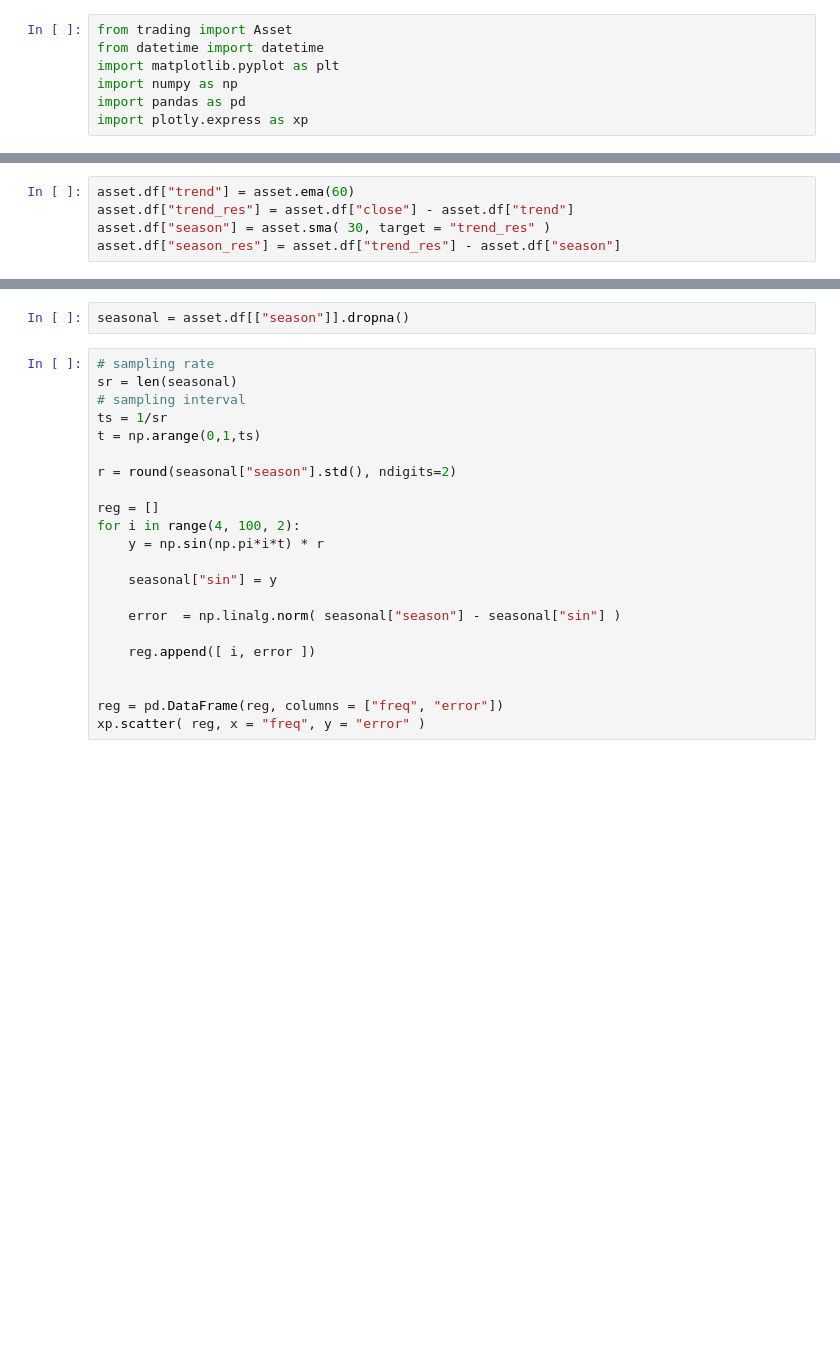
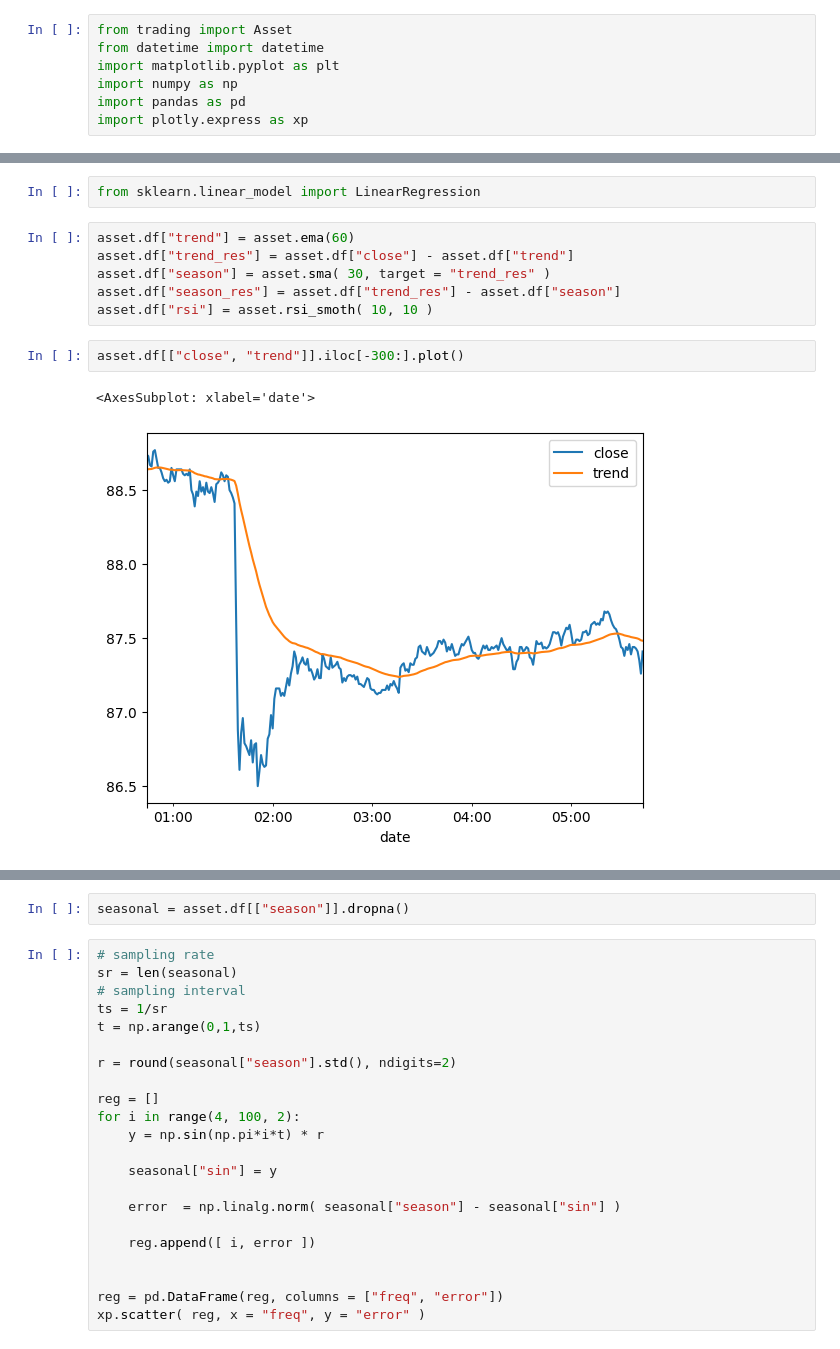
Before and after one commit to RamonHA/CrytosStudy, a Jupyter notebook: seasonality.ipynb, the cells around one changed output, grey strips where cells are left out. Saved outputs shown, nothing was run; the diff lists cells and outputs as text; blank space fills up the shorter version.

```diff
--- a/seasonality.ipynb
+++ b/seasonality.ipynb
@@ -35,5 +35,13 @@ asset.df
+# %%
+from sklearn.linear_model import LinearRegression
 # %%
 asset.df["trend"] = asset.ema(60)
 asset.df["trend_res"] = asset.df["close"] - asset.df["trend"]
 asset.df["season"] = asset.sma( 30, target = "trend_res" )
 asset.df["season_res"] = asset.df["trend_res"] - asset.df["season"]
+asset.df["rsi"] = asset.rsi_smoth( 10, 10 )
+# %%
+asset.df[["close", "trend"]].iloc[-300:].plot()
+# %% [output]
+<AxesSubplot: xlabel='date'>
+[figure, added]
```
Also changed, not shown: parts of 12 cells of this notebook, 1 other file.
